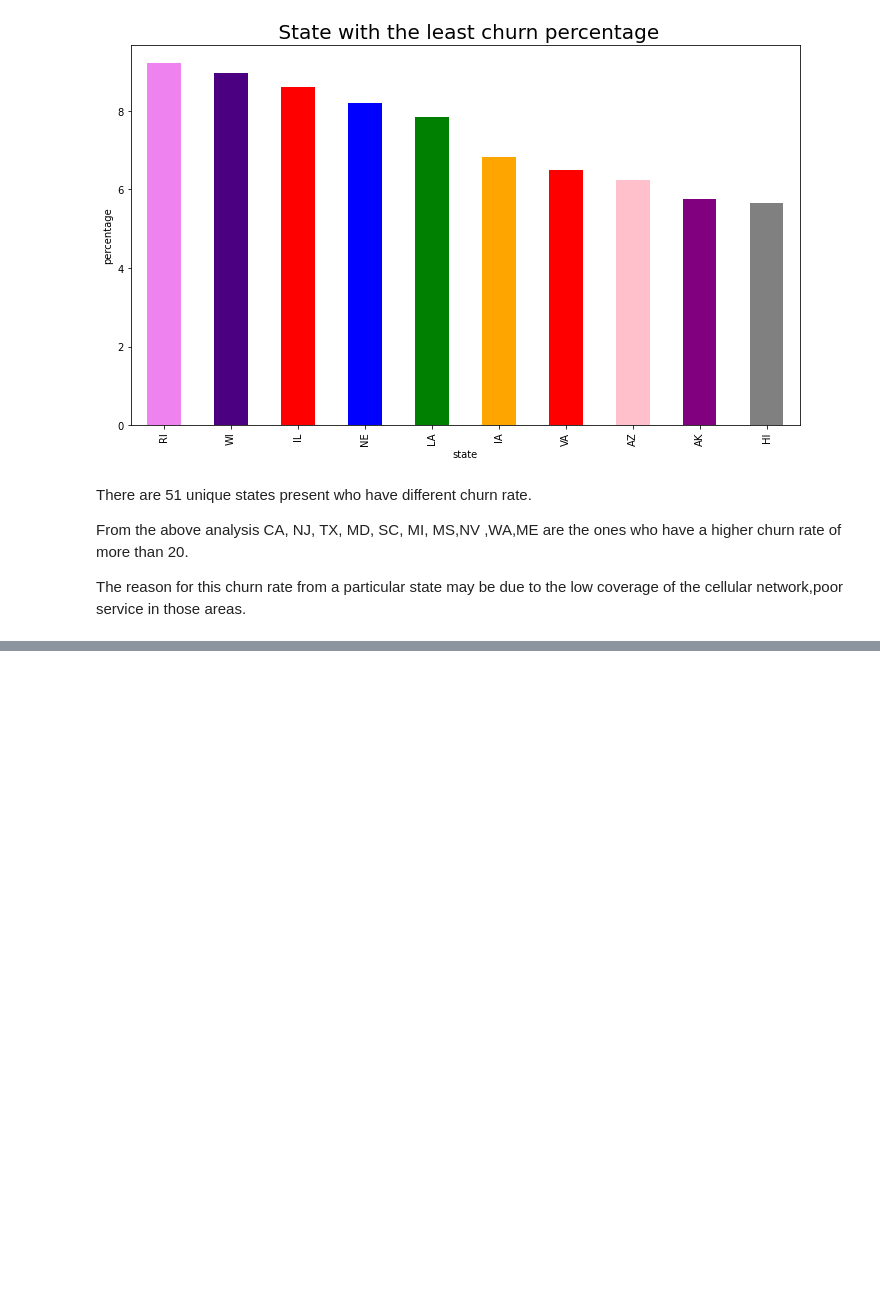
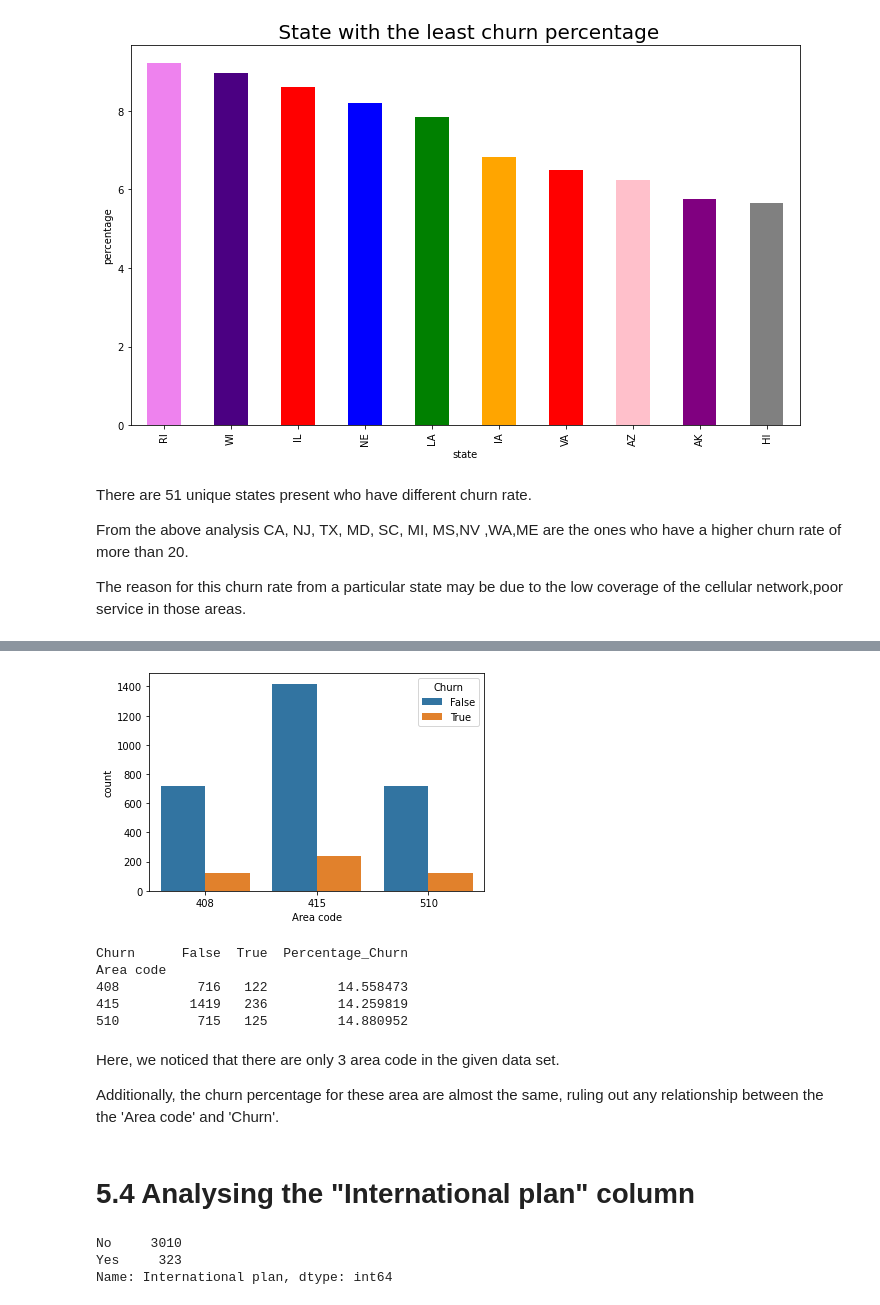
Before and after one commit to CKhumba/Telecom-Churn-Analysis, a Jupyter notebook: Telecom_Churn_Analysis_Capstone_Project.ipynb, the cells around one changed output, grey strips where cells are left out. Saved outputs shown, nothing was run; the diff lists cells and outputs as text; code cells hidden in the pictures; blank space fills up the shorter version.

```diff
--- a/Telecom_Churn_Analysis_Capstone_Project.ipynb
+++ b/Telecom_Churn_Analysis_Capstone_Project.ipynb
@@ -280,0 +305,33 @@ The reason for this churn rate from a particular state may be due to the low cov
+# %%
+# Relationship between the area code and the churn
+
+sns.countplot(x='Area code', hue="Churn", data=df)
+plt.show()
+# %% [output]
+[figure, added]
+# %%
+# calculate Area code vs Churn percentage
+
+Area_code_data= pd.crosstab (df ["Area code"], df["Churn"])
+Area_code_data['Percentage_Churn'] = Area_code_data.apply(lambda x: x[1]*100/(x[0]+x[1]), axis = 1)
+print (Area_code_data)
+# %% [output]
+Churn      False  True  Percentage_Churn
+Area code
+408          716   122         14.558473
+415         1419   236         14.259819
+510          715   125         14.880952
+# %% [markdown]
+Here, we noticed that there are only 3 area code in the given data set.
+
+Additionally, the churn percentage for these area are almost the same, ruling out any relationship between the the 'Area code' and 'Churn'.
+# %% [markdown]
+# 5.4 Analysing the "International plan" column
+# %%
+# counting the number of customer with International plan and those without the same.
+
+df["International plan"].value_counts()
+# %% [output]
+No     3010
+Yes     323
+Name: International plan, dtype: int64
```
Also changed, not shown: parts of 53 cells of this notebook.
